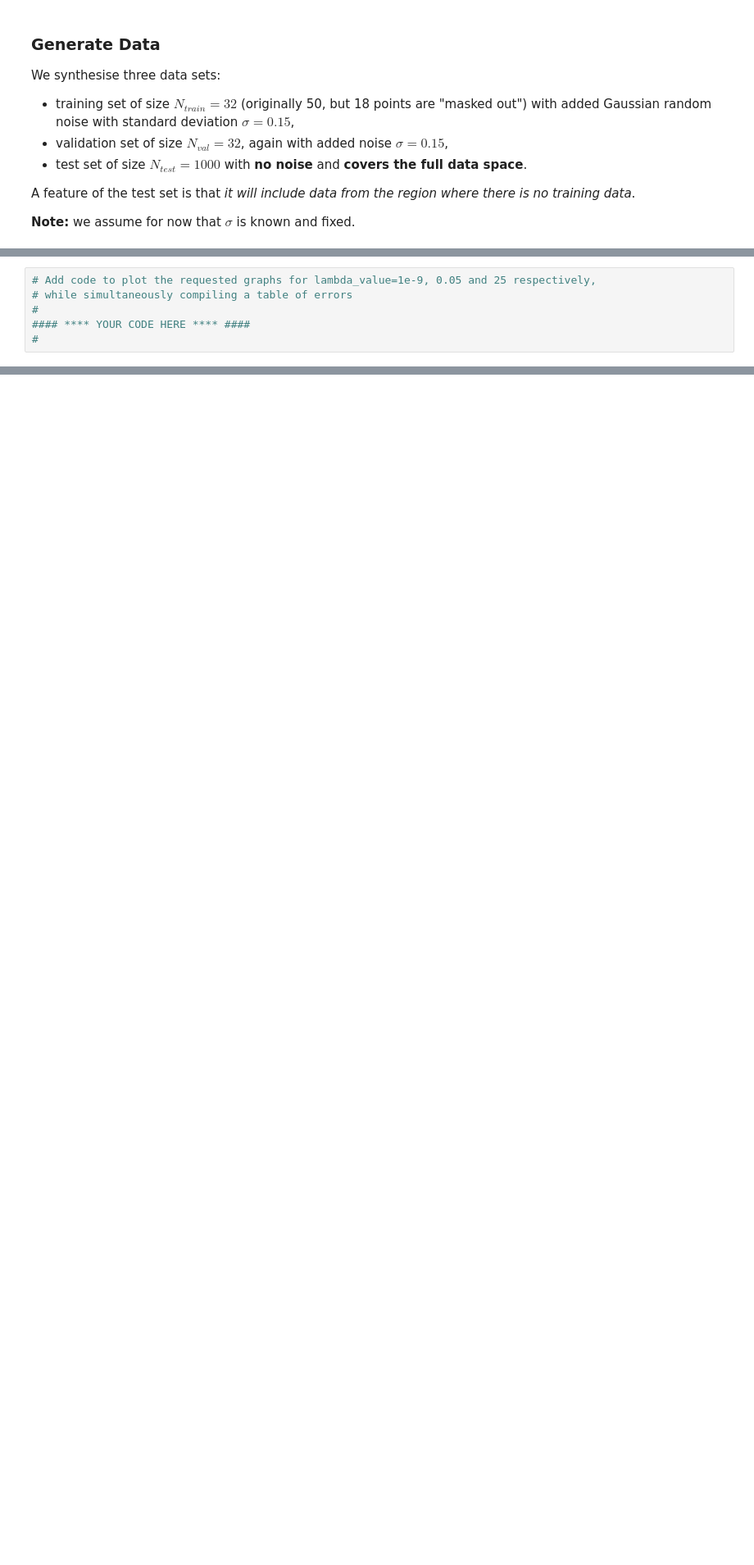
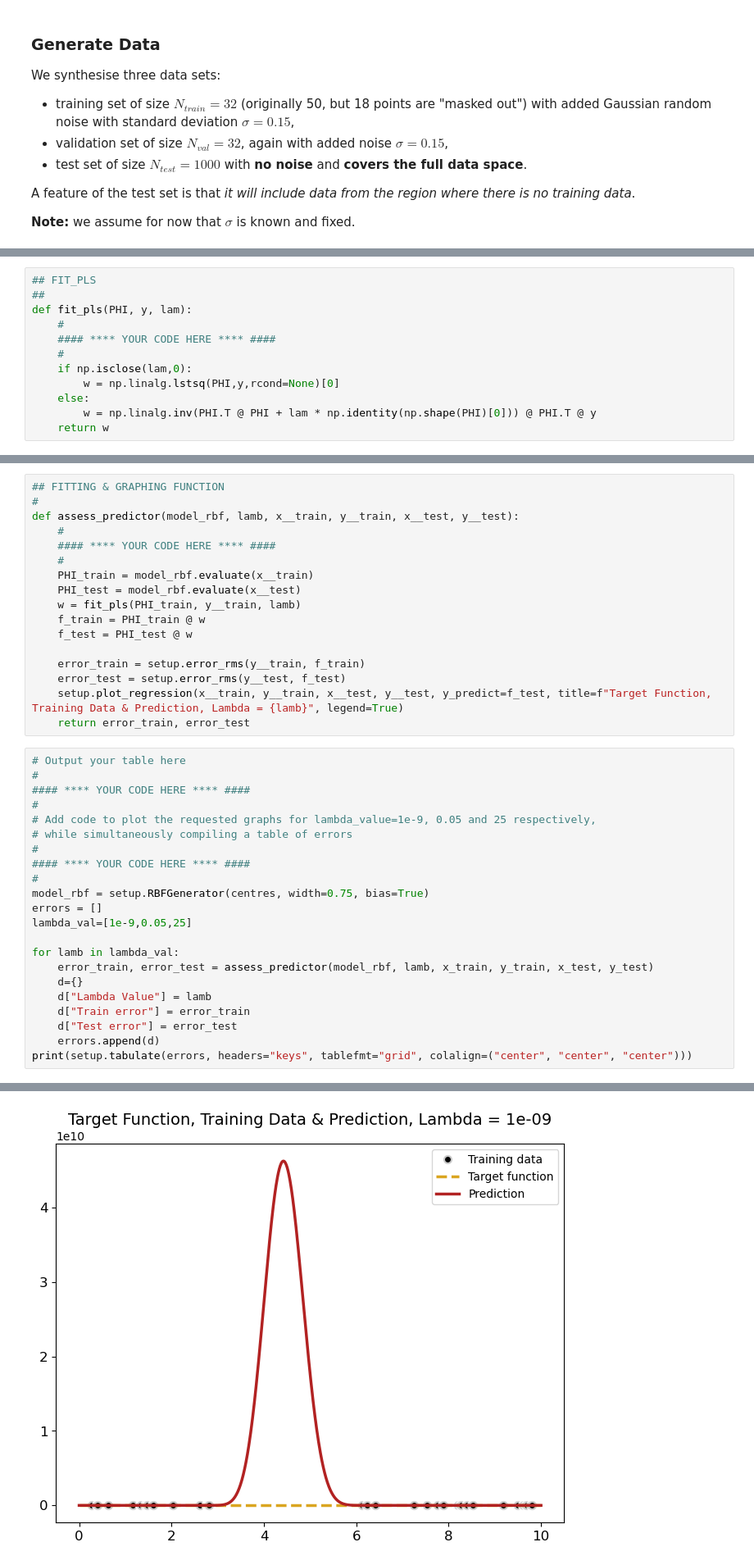
Before and after one commit to Salceid0/proyecto-bath, a Jupyter notebook: BayesianML/Coursework1/CM50268-Coursework-1.ipynb, the cells around one changed output, grey strips where cells are left out. Shown at 82% size. Saved outputs shown, nothing was run; the diff lists cells and outputs as text; blank space fills up the shorter version.

```diff
--- a/BayesianML/Coursework1/CM50268-Coursework-1.ipynb
+++ b/BayesianML/Coursework1/CM50268-Coursework-1.ipynb
@@ -212,3 +223,15 @@ def fit_pls(PHI, y, lam):
+# %%
+## FIT_PLS
+##
+def fit_pls(PHI, y, lam):
+    #
+    #### **** YOUR CODE HERE **** ####
+    #
+    if np.isclose(lam,0):
+        w = np.linalg.lstsq(PHI,y,rcond=None)[0]
+    else:
+        w = np.linalg.inv(PHI.T @ PHI + lam * np.identity(np.shape(PHI)[0])) @ PHI.T @ y
+    return w
 # %% [markdown]
 ## Task 1b
 *3 marks overall*
@@ -252,6 +267,40 @@ def assess_predictor(model_rbf, lamb, x__train, y__train, x__test, y__test):
+# %%
+## FITTING & GRAPHING FUNCTION
+#
+def assess_predictor(model_rbf, lamb, x__train, y__train, x__test, y__test):
+    #
+    #### **** YOUR CODE HERE **** ####
+    #
+    PHI_train = model_rbf.evaluate(x__train)
+    PHI_test = model_rbf.evaluate(x__test)
+    w = fit_pls(PHI_train, y__train, lamb)
+    f_train = PHI_train @ w
+    f_test = PHI_test @ w
+
+    error_train = setup.error_rms(y__train, f_train)
+    error_test = setup.error_rms(y__test, f_test)
+    setup.plot_regression(x__train, y__train, x__test, y__test, y_predict=f_test, title=f"Target Function, Training Data & Prediction, Lambda = {lamb}", legend=True)
+    return error_train, error_test
 # %%
+# Output your table here
+#
+#### **** YOUR CODE HERE **** ####
+#
 # Add code to plot the requested graphs for lambda_value=1e-9, 0.05 and 25 respectively,
 # while simultaneously compiling a table of errors
 #
 #### **** YOUR CODE HERE **** ####
 #
+model_rbf = setup.RBFGenerator(centres, width=0.75, bias=True)
+errors = []
+lambda_val=[1e-9,0.05,25]
+
+for lamb in lambda_val:
+    error_train, error_test = assess_predictor(model_rbf, lamb, x_train, y_train, x_test, y_test)
+    d={}
+    d["Lambda Value"] = lamb
+    d["Train error"] = error_train
+    d["Test error"] = error_test
+    errors.append(d)
+print(setup.tabulate(errors, headers="keys", tablefmt="grid", colalign=("center", "center", "center")))
+# %% [output]
@@ -257,0 +316 @@ def assess_predictor(model_rbf, lamb, x__train, y__train, x__test, y__test):
+[figure, added]
```
Also changed, not shown: parts of 15 cells of this notebook, 1 other file.
